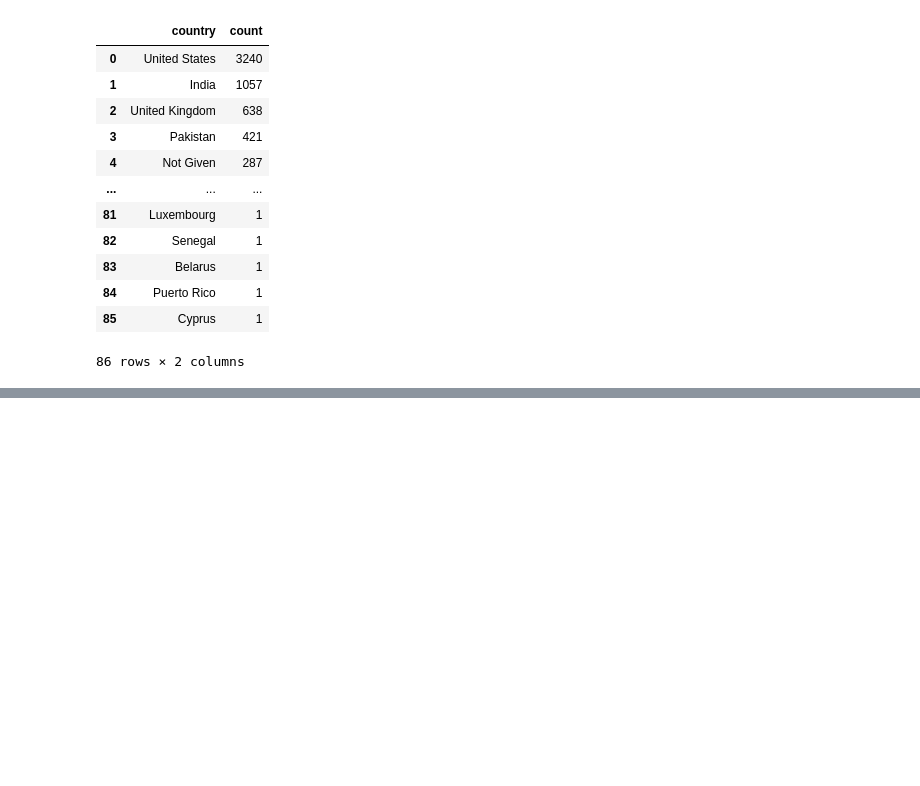
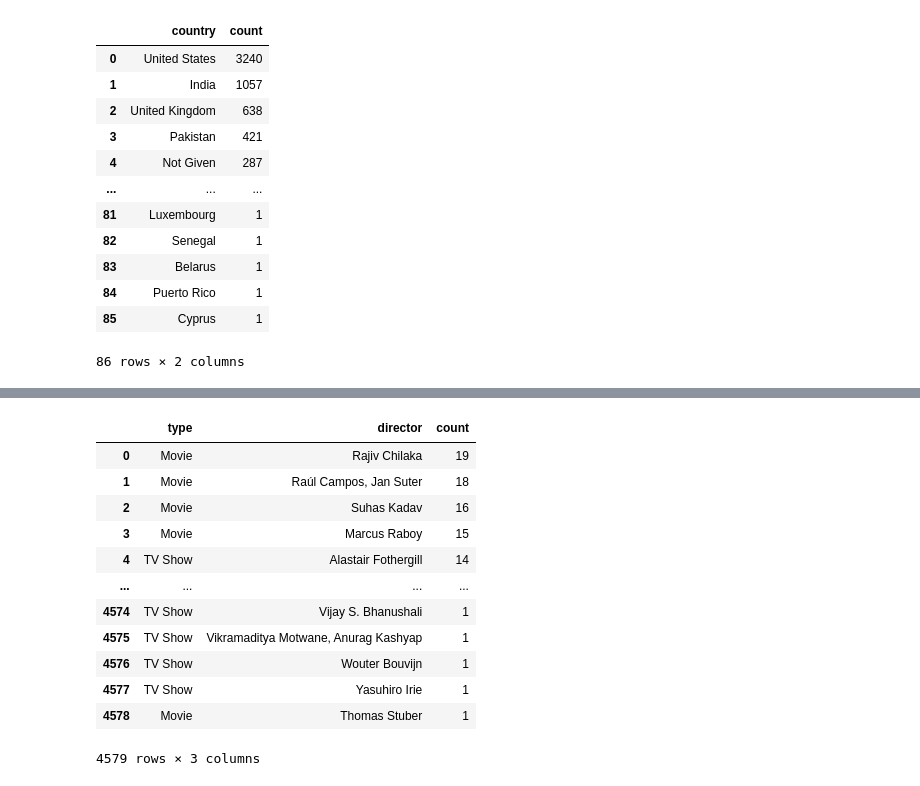
Before and after one commit to Dani-8/Netflix-Data-Analysis, a Jupyter notebook: Netflix-Data-Analysis.ipynb, the cells around one changed output, grey strips where cells are left out. Saved outputs shown, nothing was run; the diff lists cells and outputs as text; code cells hidden in the pictures; blank space fills up the shorter version.

```diff
--- a/Netflix-Data-Analysis.ipynb
+++ b/Netflix-Data-Analysis.ipynb
@@ -156,0 +187,17 @@ df.groupby("type")["country"]
+# %%
+director = df[df["director"] != "Not Given"][["type", "director"]].value_counts().sort_values(ascending=False).reset_index()
+director
+# %% [output]
+|  | type | director | count |
+| 0 | Movie | Rajiv Chilaka | 19 |
+| 1 | Movie | Raúl Campos, Jan Suter | 18 |
+| 2 | Movie | Suhas Kadav | 16 |
+| 3 | Movie | Marcus Raboy | 15 |
+| 4 | TV Show | Alastair Fothergill | 14 |
+| ... | ... | ... | ... |
+| 4574 | TV Show | Vijay S. Bhanushali | 1 |
+| 4575 | TV Show | Vikramaditya Motwane, Anurag Kashyap | 1 |
+| 4576 | TV Show | Wouter Bouvijn | 1 |
+| 4577 | TV Show | Yasuhiro Irie | 1 |
+| 4578 | Movie | Thomas Stuber | 1 |
+4579 rows × 3 columns
```
Also changed, not shown: parts of 3 cells of this notebook.
